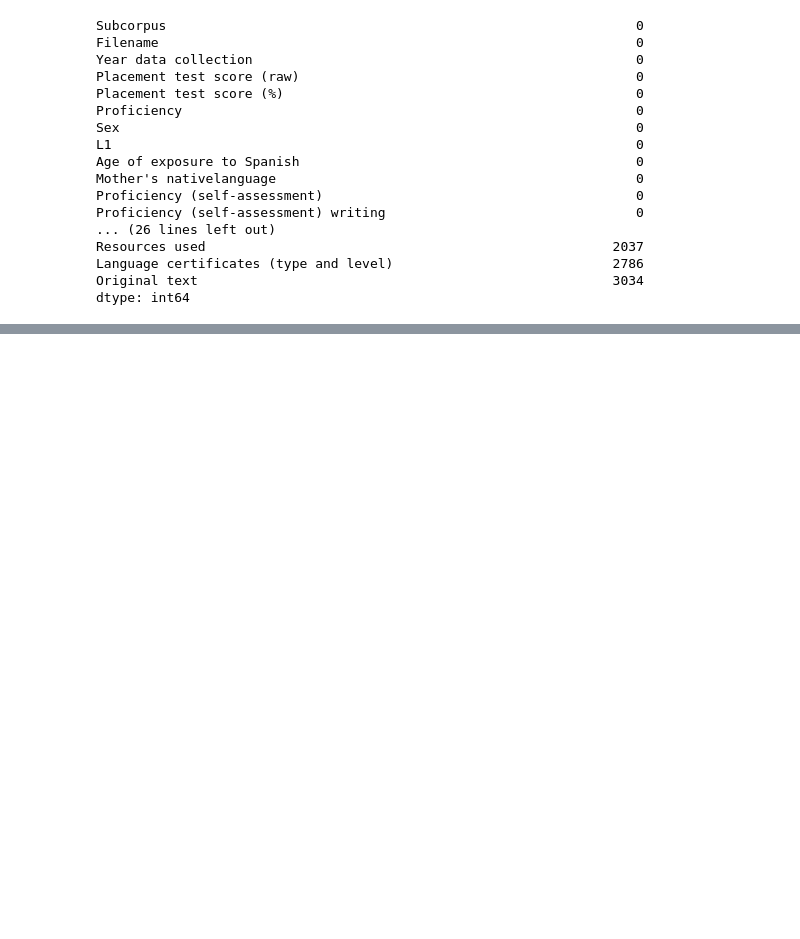
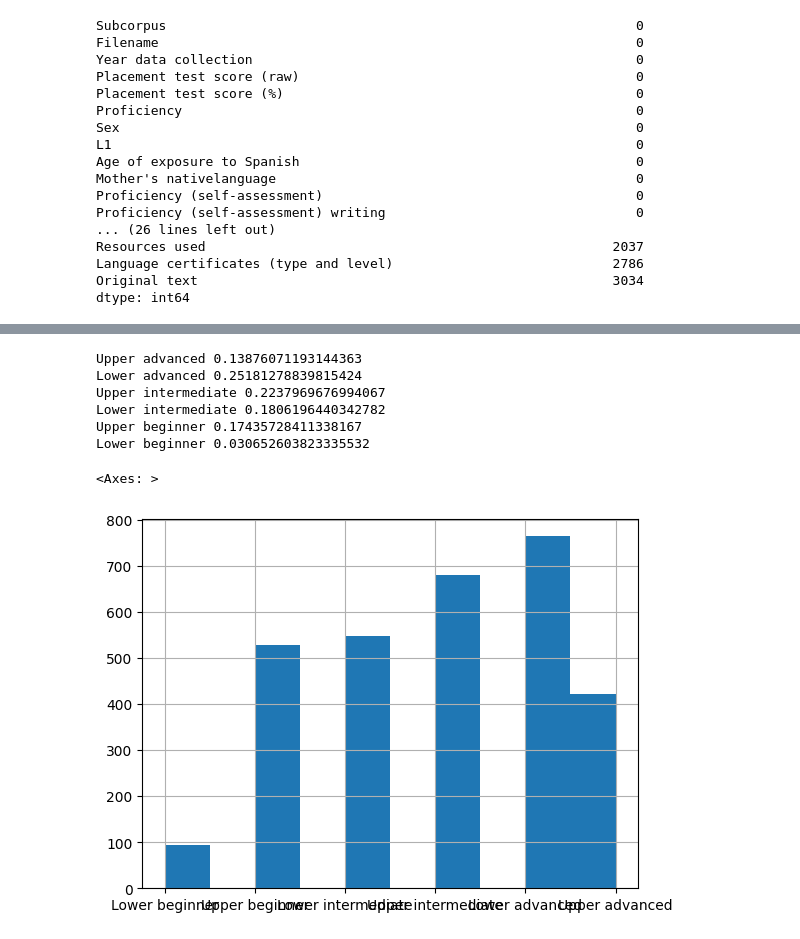
Before and after one commit to berstearns/garbage_collector, a Jupyter notebook: CCT/stats/CA1statistics.ipynb, the cells around one changed output, grey strips where cells are left out. Drawn from its saved outputs; the diff is of its cells as text; code cells hidden in the pictures; blank space fills up the shorter version.

```diff
--- a/CCT/stats/CA1statistics.ipynb
+++ b/CCT/stats/CA1statistics.ipynb
@@ -181,0 +222,21 @@ ImportError: matplotlib is required for plotting when the default backend "matpl
+# %%
+print("Upper advanced", 421/len(selected_dataframe["Proficiency"]))
+print("Lower advanced", 764/len(selected_dataframe["Proficiency"]))
+print("Upper intermediate", 679/len(selected_dataframe["Proficiency"]))
+print("Lower intermediate", 548/len(selected_dataframe["Proficiency"]))
+print("Upper beginner", 529/len(selected_dataframe["Proficiency"]))
+print("Lower beginner", 93/len(selected_dataframe["Proficiency"]))
+# %% [output]
+Upper advanced 0.13876071193144363
+Lower advanced 0.25181278839815424
+Upper intermediate 0.2237969676994067
+Lower intermediate 0.1806196440342782
+Upper beginner 0.17435728411338167
+Lower beginner 0.030652603823335532
+# %%
+selected_dataframe["Proficiency"] = pd.Categorical(values=selected_dataframe["Proficiency"], categories=["Upper advanced", "Lower advanced", "Upper intermediate", "Lower intermediate", "Upper beginner", "Lower beginner"]
+)
+selected_dataframe["Proficiency"].hist()
+# %% [output]
+<Axes: >
+[figure, added]
```
Also changed, not shown: parts of 8 cells of this notebook, 1 other file.
